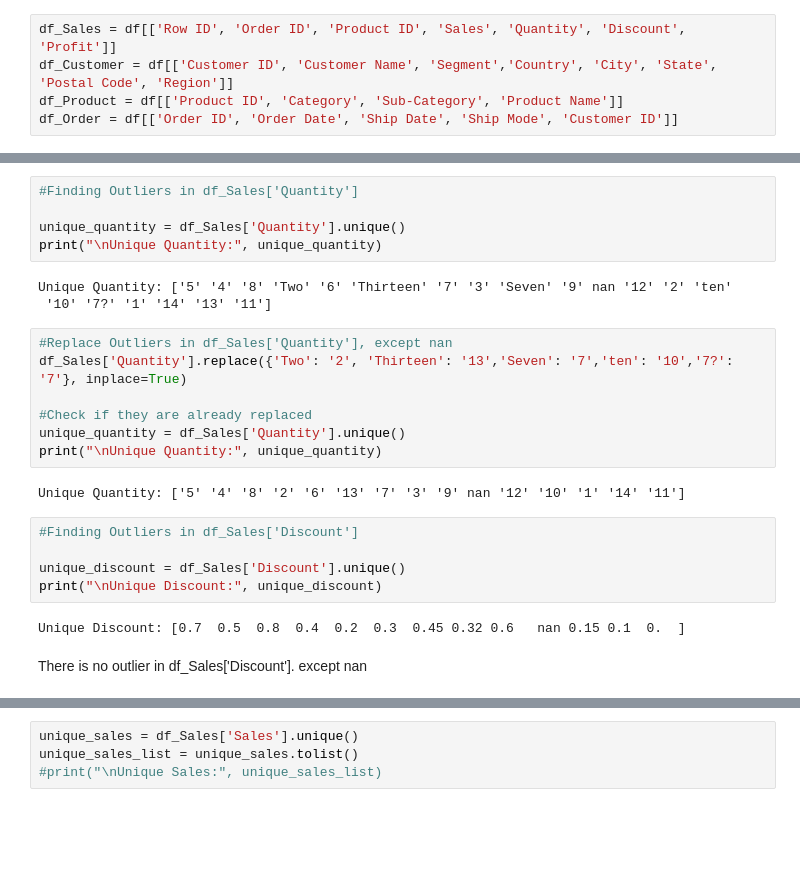
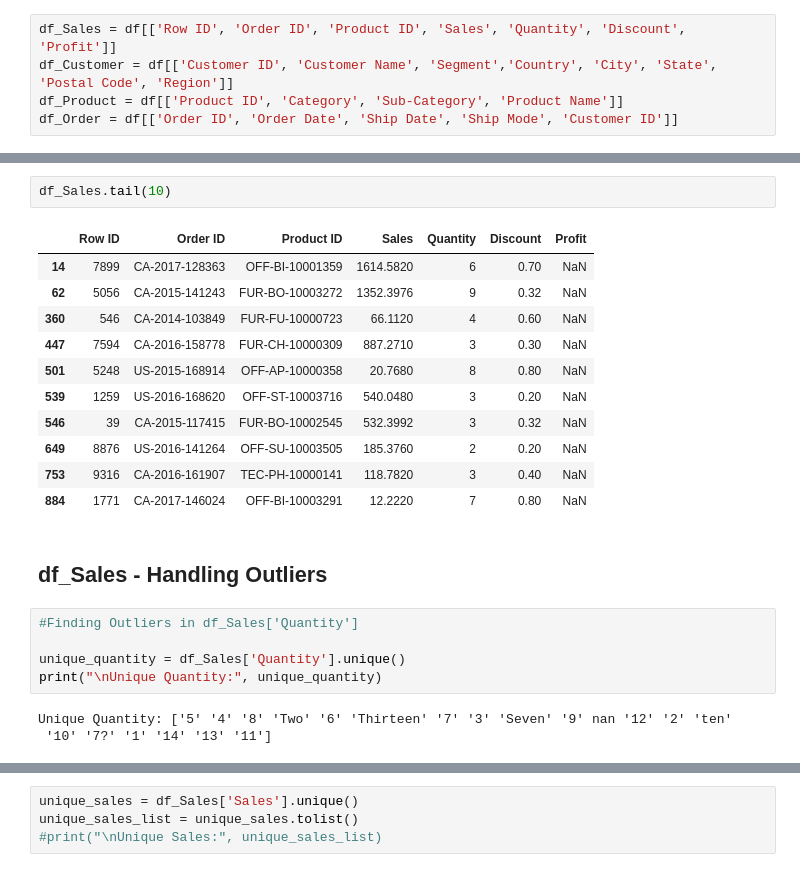
Before and after one commit to hennypurwadi/771951_Dataset_Analysis, a Jupyter notebook: 202370140_4.ipynb, the cells around one changed output, grey strips where cells are left out. Saved outputs shown, nothing was run; the diff lists cells and outputs as text; blank space fills up the shorter version.

```diff
--- a/202370140_4.ipynb
+++ b/202370140_4.ipynb
@@ -86,3 +85,19 @@ df_Sales.head(10)
+# %%
+df_Sales.tail(10)
+# %% [output]
+|  | Row ID | Order ID | Product ID | Sales | Quantity | Discount | Profit |
+| 14 | 7899 | CA-2017-128363 | OFF-BI-10001359 | 1614.5820 | 6 | 0.70 | NaN |
+| 62 | 5056 | CA-2015-141243 | FUR-BO-10003272 | 1352.3976 | 9 | 0.32 | NaN |
+| 360 | 546 | CA-2014-103849 | FUR-FU-10000723 | 66.1120 | 4 | 0.60 | NaN |
+| 447 | 7594 | CA-2016-158778 | FUR-CH-10000309 | 887.2710 | 3 | 0.30 | NaN |
+| 501 | 5248 | US-2015-168914 | OFF-AP-10000358 | 20.7680 | 8 | 0.80 | NaN |
+| 539 | 1259 | US-2016-168620 | OFF-ST-10003716 | 540.0480 | 3 | 0.20 | NaN |
+| 546 | 39 | CA-2015-117415 | FUR-BO-10002545 | 532.3992 | 3 | 0.32 | NaN |
+| 649 | 8876 | US-2016-141264 | OFF-SU-10003505 | 185.3760 | 2 | 0.20 | NaN |
+| 753 | 9316 | CA-2016-161907 | TEC-PH-10000141 | 118.7820 | 3 | 0.40 | NaN |
+| 884 | 1771 | CA-2017-146024 | OFF-BI-10003291 | 12.2220 | 7 | 0.80 | NaN |
+# %% [markdown]
+## df_Sales - Handling Outliers
 # %%
 #Finding Outliers in df_Sales['Quantity']
 
@@ -91,21 +106,3 @@ print("\nUnique Quantity:", unique_quantity)
 # %% [output]
 Unique Quantity: ['5' '4' '8' 'Two' '6' 'Thirteen' '7' '3' 'Seven' '9' nan '12' '2' 'ten'
  '10' '7?' '1' '14' '13' '11']
-# %%
-#Replace Outliers in df_Sales['Quantity'], except nan
-df_Sales['Quantity'].replace({'Two': '2', 'Thirteen': '13','Seven': '7','ten': '10','7?': '7'}, inplace=True)
-
-#Check if they are already replaced
-unique_quantity = df_Sales['Quantity'].unique()
-print("\nUnique Quantity:", unique_quantity)
-# %% [output]
-Unique Quantity: ['5' '4' '8' '2' '6' '13' '7' '3' '9' nan '12' '10' '1' '14' '11']
-# %%
-#Finding Outliers in df_Sales['Discount']
-
-unique_discount = df_Sales['Discount'].unique()
-print("\nUnique Discount:", unique_discount)
-# %% [output]
-Unique Discount: [0.7  0.5  0.8  0.4  0.2  0.3  0.45 0.32 0.6   nan 0.15 0.1  0.  ]
-# %% [markdown]
-There is no outlier in df_Sales['Discount']. except nan
```
Also changed, not shown: parts of 29 cells of this notebook.
